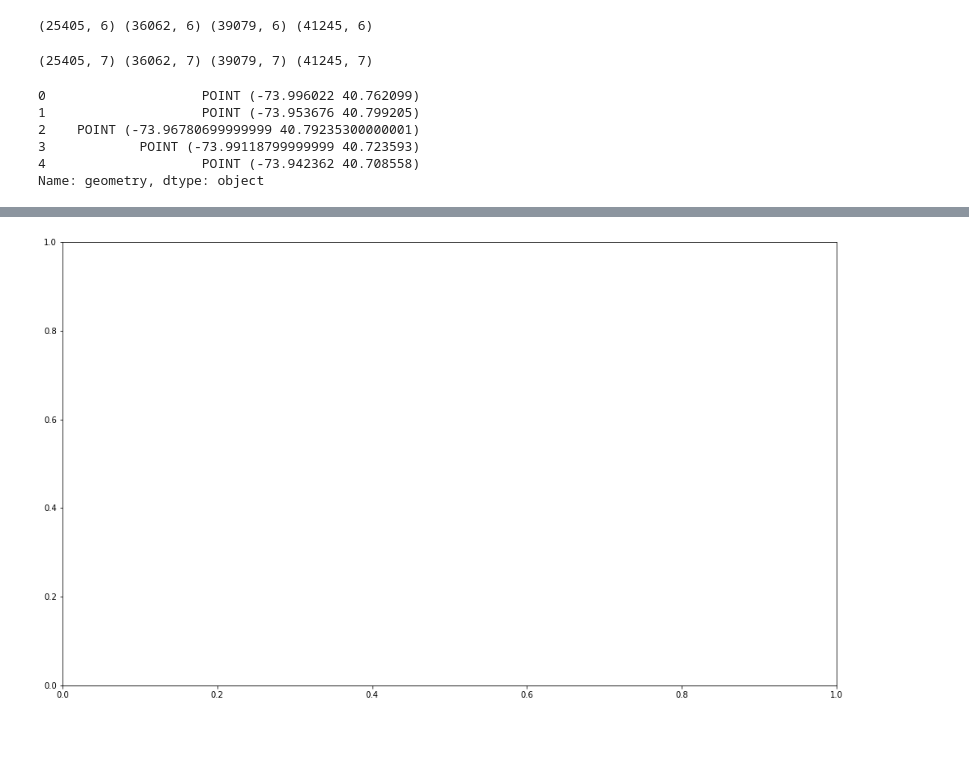
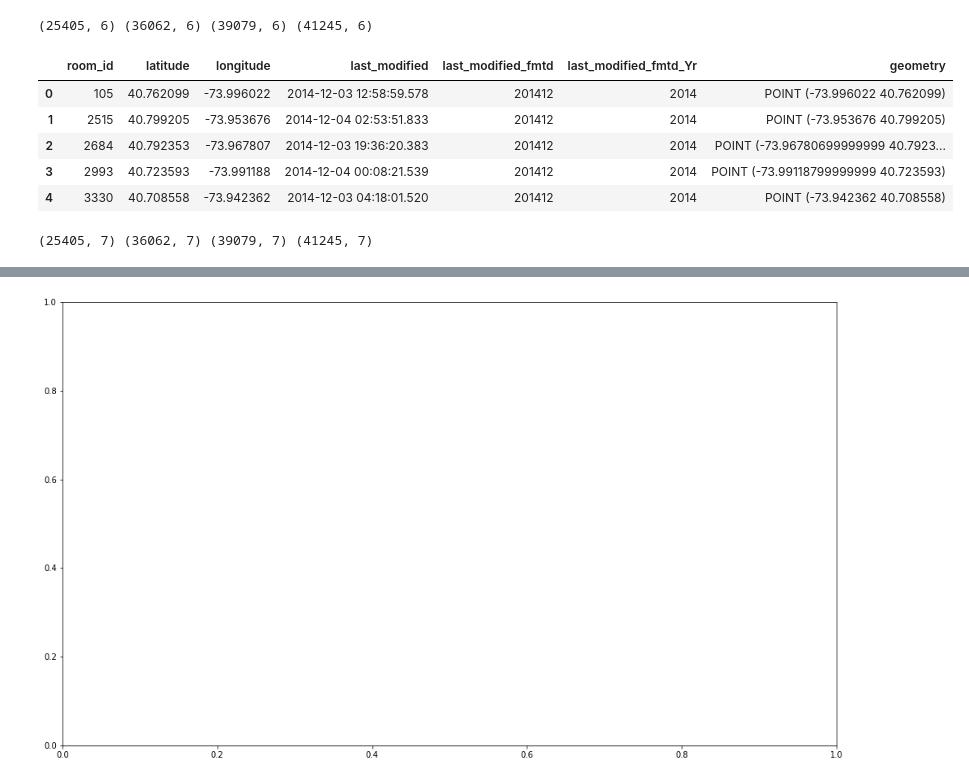
Before and after one commit to Saranyanv/test, a Jupyter notebook: Untitled16.ipynb, the cells around one changed output, grey strips where cells are left out. Drawn from its saved outputs; the diff is of its cells as text; code cells hidden in the pictures; blank space fills up the shorter version.

```diff
--- a/Untitled16.ipynb
+++ b/Untitled16.ipynb
@@ -123,16 +130,17 @@ gdf_data_2014 = gpd.GeoDataFrame(final_df_2014, geometry=gpd.points_from_xy(fina
 gdf_data_2015 = gpd.GeoDataFrame(final_df_2015, geometry=gpd.points_from_xy(final_df_2015.longitude, final_df_2015.latitude))
 gdf_data_2016 = gpd.GeoDataFrame(final_df_2016, geometry=gpd.points_from_xy(final_df_2016.longitude, final_df_2016.latitude))
 gdf_data_2017 = gpd.GeoDataFrame(final_df_2017, geometry=gpd.points_from_xy(final_df_2017.longitude, final_df_2017.latitude))
+# %%
+#gdf_data_2014 = gdf_data_2014.to_crs(epsg=3857)
+gdf_data_2014.head()
+# %% [output]
+|  | room_id | latitude | longitude | last_modified | last_modified_fmtd | last_modified_fmtd_Yr | geometry |
+| 0 | 105 | 40.762099 | -73.996022 | 2014-12-03 12:58:59.578 | 201412 | 2014 | POINT (-73.996022 40.762099) |
+| 1 | 2515 | 40.799205 | -73.953676 | 2014-12-04 02:53:51.833 | 201412 | 2014 | POINT (-73.953676 40.799205) |
+| 2 | 2684 | 40.792353 | -73.967807 | 2014-12-03 19:36:20.383 | 201412 | 2014 | POINT (-73.96780699999999 40.7923... |
+| 3 | 2993 | 40.723593 | -73.991188 | 2014-12-04 00:08:21.539 | 201412 | 2014 | POINT (-73.99118799999999 40.723593) |
+| 4 | 3330 | 40.708558 | -73.942362 | 2014-12-03 04:18:01.520 | 201412 | 2014 | POINT (-73.942362 40.708558) |
 # %%
 print (gdf_data_2014.shape, gdf_data_2015.shape, gdf_data_2016.shape, gdf_data_2017.shape)
 # %% [output]
 (25405, 7) (36062, 7) (39079, 7) (41245, 7)
-# %%
-gdf_data_2014.geometry.head()
-# %% [output]
-0                    POINT (-73.996022 40.762099)
-1                    POINT (-73.953676 40.799205)
-2    POINT (-73.96780699999999 40.79235300000001)
-3            POINT (-73.99118799999999 40.723593)
-4                    POINT (-73.942362 40.708558)
-Name: geometry, dtype: object
```
Also changed, not shown: parts of 7 cells of this notebook.
